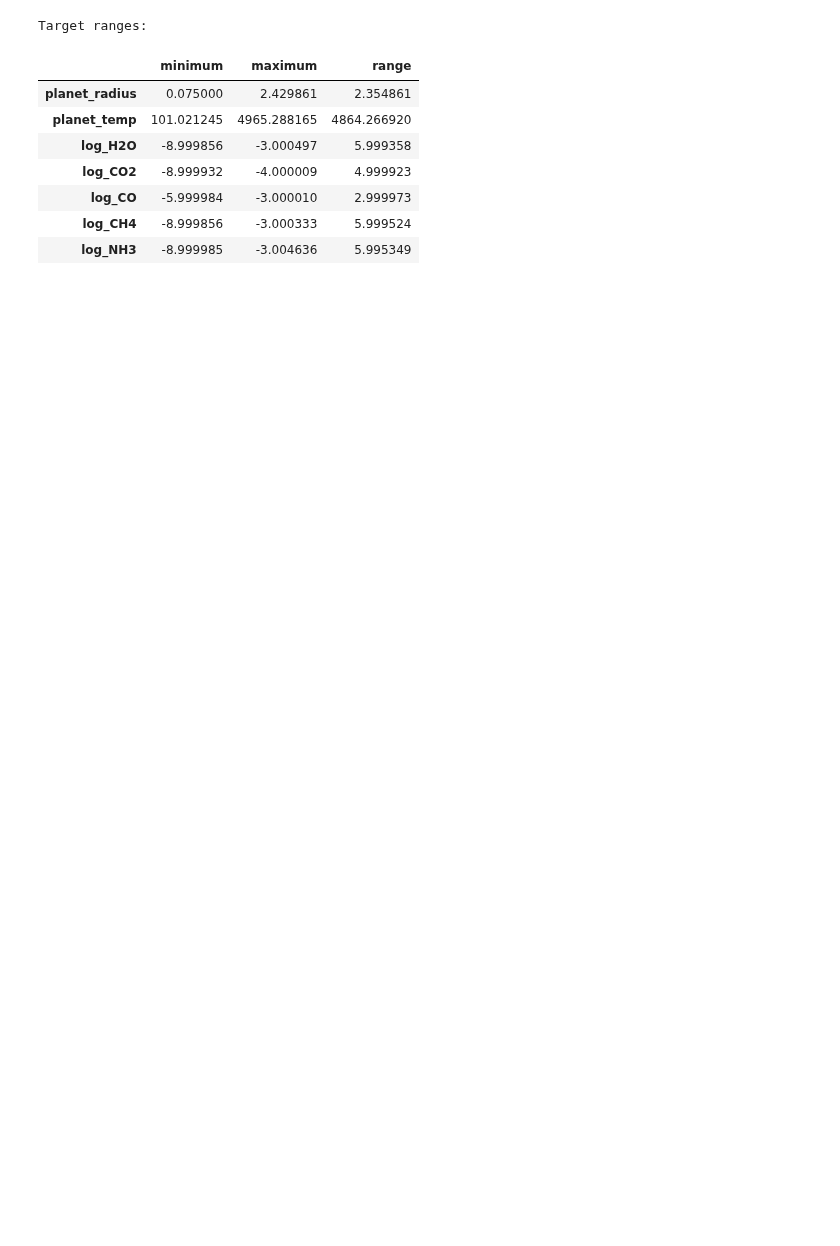
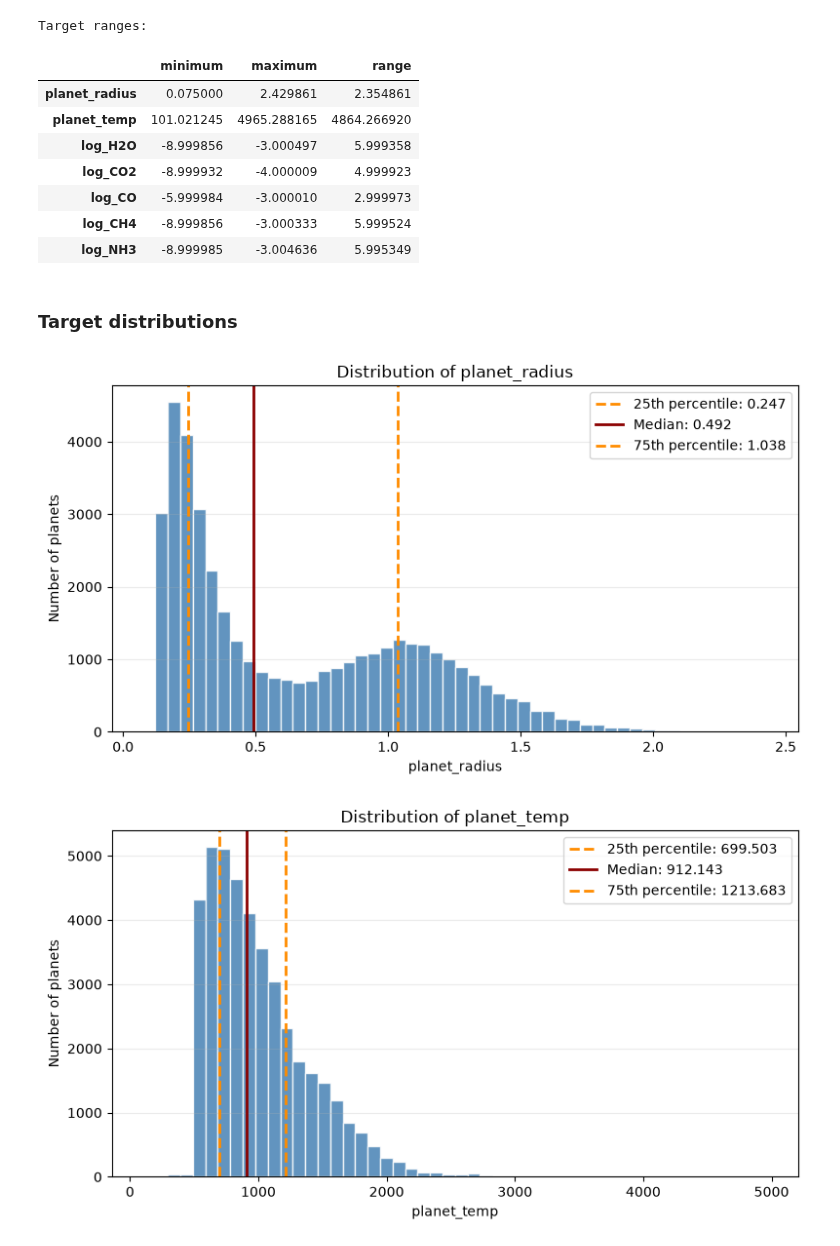
Before and after one commit to ajf12327/ADC2023-conformal-prediction, a Jupyter notebook: notebooks/02_EDA.ipynb, the cells around one changed output. Saved outputs shown, nothing was run; the diff lists cells and outputs as text; code cells hidden in the pictures; blank space fills up the shorter version.

```diff
--- a/notebooks/02_EDA.ipynb
+++ b/notebooks/02_EDA.ipynb
@@ -161,3 +161,36 @@ Target ranges:
 | log_CO | -5.999984 | -3.000010 | 2.999973 |
 | log_CH4 | -8.999856 | -3.000333 | 5.999524 |
 | log_NH3 | -8.999985 | -3.004636 | 5.995349 |
+# %% [markdown]
+### Target distributions
+# %%
+import matplotlib.pyplot as plt
+
+HISTOGRAM_BINS = 50
+
+for target_name in TARGET_COLUMNS:
+    target_values = target_only[target_name]
+
+    q25 = target_values.quantile(0.25)
+    median = target_values.quantile(0.50)
+    q75 = target_values.quantile(0.75)
+
+    fig, ax = plt.subplots(figsize=(8,4.5))
+
+    ax.hist(target_values, bins=HISTOGRAM_BINS, color="steelblue", edgecolor="white", alpha=0.85)
+    ax.axvline(q25, color="darkorange", linestyle="--",linewidth=2, label=f"25th percentile: {q25:.3f}")
+    ax.axvline(median, color="darkred", linestyle="-", linewidth=2, label=f"Median: {median:.3f}")
+    ax.axvline(q75, color="darkorange", linestyle="--", linewidth=2, label=f"75th percentile: {q75:.3f}")
+
+    ax.set_title(f"Distribution of {target_name}")
+    ax.set_xlabel(f"{target_name}")
+    ax.set_ylabel("Number of planets")
+    ax.legend()
+    ax.grid(axis="y", alpha=0.25)
+
+    fig.tight_layout()
+    plt.show()
+    plt.close(fig)
+# %% [output]
+[figure, added]
+[figure, added]
```
Also changed, not shown: parts of 18 cells of this notebook.
